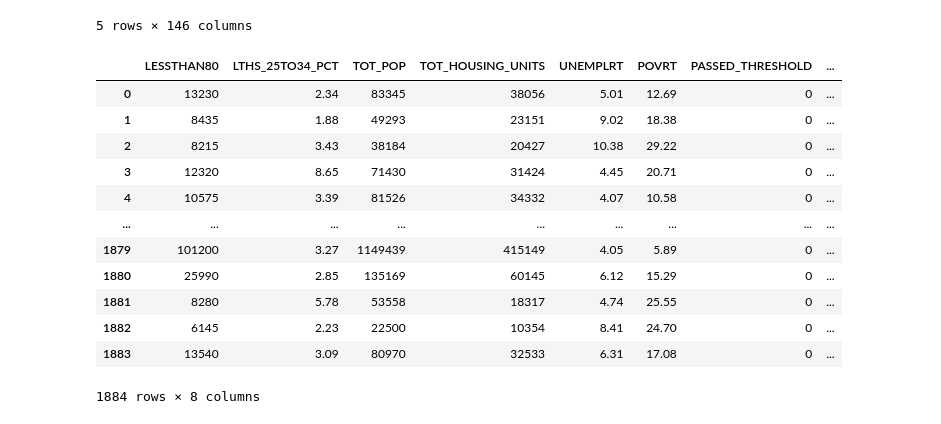
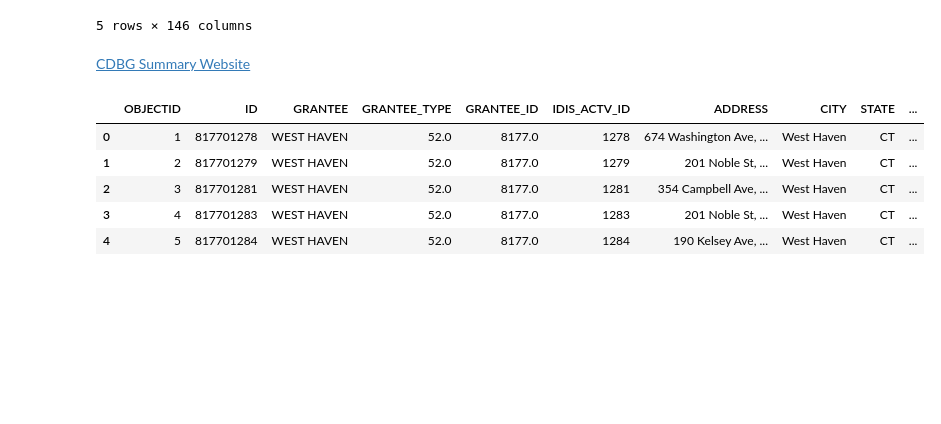
Before and after one commit to elijahlanda2005/DATA-101-FInal-Project, a Jupyter notebook: Master Notebook.ipynb, the cells around one changed output. Saved outputs shown, nothing was run; the diff lists cells and outputs as text; code cells hidden in the pictures; blank space fills up the shorter version.

Commit message:
Updated Master

```diff
--- a/Master Notebook.ipynb
+++ b/Master Notebook.ipynb
@@ -63,21 +73,16 @@ df_Socioeconomic.head()
 | 3 | 4 | 2090 | 2 | Alaska | 90 | Fairbanks North Star | 912910.0 | 19.12 | 47758 | ... |
 | 4 | 5 | 2100 | 2 | Alaska | 100 | Haines | 7055.0 | 9.46 | 746 | ... |
 5 rows × 146 columns
+# %% [markdown]
+[CDBG Summary Website](https://hudgis-hud.opendata.arcgis.com/datasets/HUD::community-development-block-grant-activity/about)
 # %%
-file = 'Datasets/regression_data_final.csv'
-df_master = pd.read_csv(file)
-df_master
+file = 'Datasets/CDBG.csv'
+df_CDBG = pd.read_csv(file)
+df_CDBG.head()
 # %% [output]
-|  | LESSTHAN80 | LTHS_25TO34_PCT | TOT_POP | TOT_HOUSING_UNITS | UNEMPLRT | POVRT | PASSED_THRESHOLD | ... |
-| 0 | 13230 | 2.34 | 83345 | 38056 | 5.01 | 12.69 | 0 | ... |
-| 1 | 8435 | 1.88 | 49293 | 23151 | 9.02 | 18.38 | 0 | ... |
-| 2 | 8215 | 3.43 | 38184 | 20427 | 10.38 | 29.22 | 0 | ... |
-| 3 | 12320 | 8.65 | 71430 | 31424 | 4.45 | 20.71 | 0 | ... |
-| 4 | 10575 | 3.39 | 81526 | 34332 | 4.07 | 10.58 | 0 | ... |
-| ... | ... | ... | ... | ... | ... | ... | ... | ... |
-| 1879 | 101200 | 3.27 | 1149439 | 415149 | 4.05 | 5.89 | 0 | ... |
-| 1880 | 25990 | 2.85 | 135169 | 60145 | 6.12 | 15.29 | 0 | ... |
-| 1881 | 8280 | 5.78 | 53558 | 18317 | 4.74 | 25.55 | 0 | ... |
-| 1882 | 6145 | 2.23 | 22500 | 10354 | 8.41 | 24.70 | 0 | ... |
-| 1883 | 13540 | 3.09 | 80970 | 32533 | 6.31 | 17.08 | 0 | ... |
+|  | OBJECTID | ID | GRANTEE | GRANTEE_TYPE | GRANTEE_ID | IDIS_ACTV_ID | ADDRESS | CITY | STATE | ... |
+| 0 | 1 | 817701278 | WEST HAVEN | 52.0 | 8177.0 | 1278 | 674 Washington Ave, ... | West Haven | CT | ... |
+| 1 | 2 | 817701279 | WEST HAVEN | 52.0 | 8177.0 | 1279 | 201 Noble St, ... | West Haven | CT | ... |
+| 2 | 3 | 817701281 | WEST HAVEN | 52.0 | 8177.0 | 1281 | 354 Campbell Ave, ... | West Haven | CT | ... |
+| 3 | 4 | 817701283 | WEST HAVEN | 52.0 | 8177.0 | 1283 | 201 Noble St, ... | West Haven | CT | ... |
+| 4 | 5 | 817701284 | WEST HAVEN | 52.0 | 8177.0 | 1284 | 190 Kelsey Ave, ... | West Haven | CT | ... |
-1884 rows × 8 columns
```
Also changed, not shown: parts of 5 cells of this notebook.
